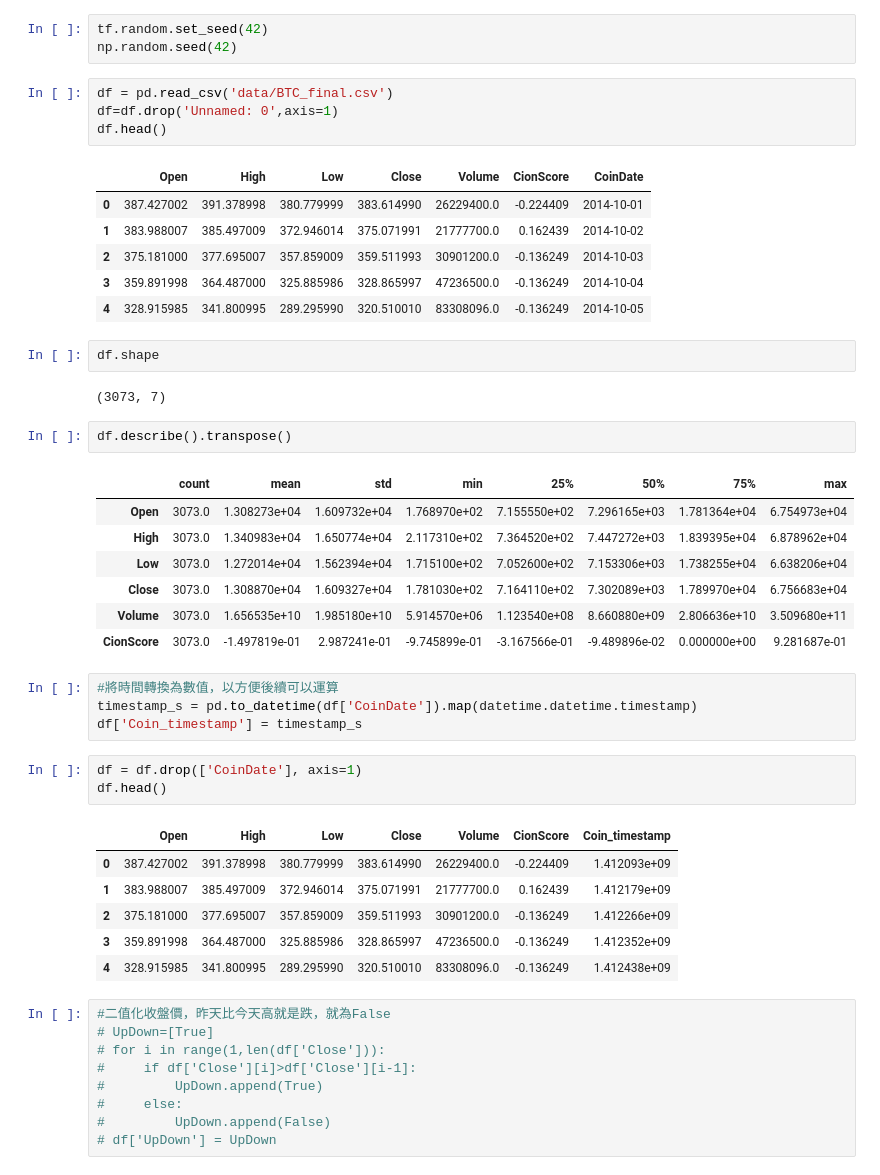
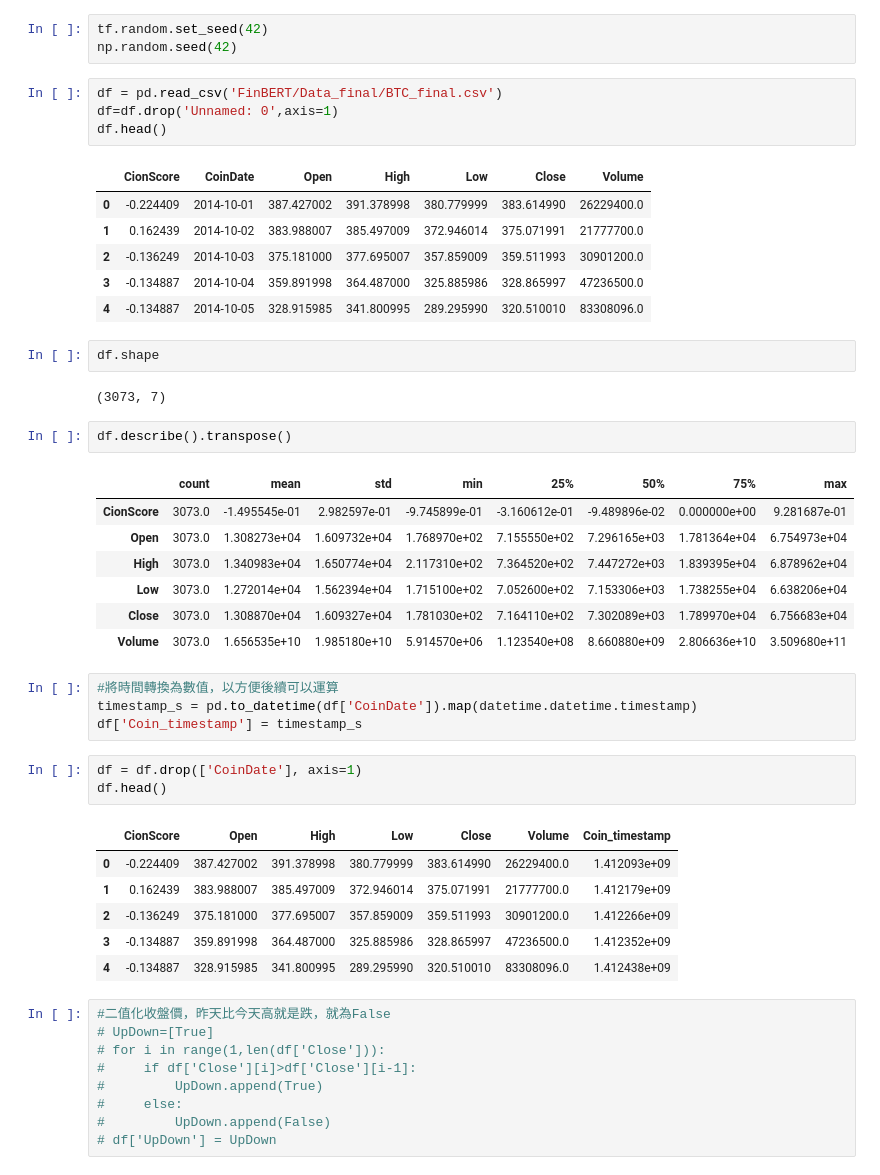
Before and after one commit to k1013726/Market-Sentiment-Analysis, a Jupyter notebook: 01_產生訓練資料集.ipynb, the cells around one changed output. Drawn from its saved outputs; the diff is of its cells as text.

```diff
--- a/01_產生訓練資料集.ipynb
+++ b/01_產生訓練資料集.ipynb
@@ -29,16 +29,16 @@ print(tf.__version__)
 tf.random.set_seed(42)
 np.random.seed(42)
 # %%
-df = pd.read_csv('data/BTC_final.csv')
+df = pd.read_csv('FinBERT/Data_final/BTC_final.csv')
 df=df.drop('Unnamed: 0',axis=1)
 df.head()
 # %% [output]
-|  | Open | High | Low | Close | Volume | CionScore | CoinDate |
-| 0 | 387.427002 | 391.378998 | 380.779999 | 383.614990 | 26229400.0 | -0.224409 | 2014-10-01 |
-| 1 | 383.988007 | 385.497009 | 372.946014 | 375.071991 | 21777700.0 | 0.162439 | 2014-10-02 |
-| 2 | 375.181000 | 377.695007 | 357.859009 | 359.511993 | 30901200.0 | -0.136249 | 2014-10-03 |
-| 3 | 359.891998 | 364.487000 | 325.885986 | 328.865997 | 47236500.0 | -0.136249 | 2014-10-04 |
-| 4 | 328.915985 | 341.800995 | 289.295990 | 320.510010 | 83308096.0 | -0.136249 | 2014-10-05 |
+|  | CionScore | CoinDate | Open | High | Low | Close | Volume |
+| 0 | -0.224409 | 2014-10-01 | 387.427002 | 391.378998 | 380.779999 | 383.614990 | 26229400.0 |
+| 1 | 0.162439 | 2014-10-02 | 383.988007 | 385.497009 | 372.946014 | 375.071991 | 21777700.0 |
+| 2 | -0.136249 | 2014-10-03 | 375.181000 | 377.695007 | 357.859009 | 359.511993 | 30901200.0 |
+| 3 | -0.134887 | 2014-10-04 | 359.891998 | 364.487000 | 325.885986 | 328.865997 | 47236500.0 |
+| 4 | -0.134887 | 2014-10-05 | 328.915985 | 341.800995 | 289.295990 | 320.510010 | 83308096.0 |
 # %%
 df.shape
 # %% [output]
@@ -47,12 +47,12 @@ df.shape
 df.describe().transpose()
 # %% [output]
 |  | count | mean | std | min | 25% | 50% | 75% | max |
+| CionScore | 3073.0 | -1.495545e-01 | 2.982597e-01 | -9.745899e-01 | -3.160612e-01 | -9.489896e-02 | 0.000000e+00 | 9.281687e-01 |
 | Open | 3073.0 | 1.308273e+04 | 1.609732e+04 | 1.768970e+02 | 7.155550e+02 | 7.296165e+03 | 1.781364e+04 | 6.754973e+04 |
 | High | 3073.0 | 1.340983e+04 | 1.650774e+04 | 2.117310e+02 | 7.364520e+02 | 7.447272e+03 | 1.839395e+04 | 6.878962e+04 |
 | Low | 3073.0 | 1.272014e+04 | 1.562394e+04 | 1.715100e+02 | 7.052600e+02 | 7.153306e+03 | 1.738255e+04 | 6.638206e+04 |
 | Close | 3073.0 | 1.308870e+04 | 1.609327e+04 | 1.781030e+02 | 7.164110e+02 | 7.302089e+03 | 1.789970e+04 | 6.756683e+04 |
 | Volume | 3073.0 | 1.656535e+10 | 1.985180e+10 | 5.914570e+06 | 1.123540e+08 | 8.660880e+09 | 2.806636e+10 | 3.509680e+11 |
-| CionScore | 3073.0 | -1.497819e-01 | 2.987241e-01 | -9.745899e-01 | -3.167566e-01 | -9.489896e-02 | 0.000000e+00 | 9.281687e-01 |
 # %%
 #將時間轉換為數值，以方便後續可以運算
 timestamp_s = pd.to_datetime(df['CoinDate']).map(datetime.datetime.timestamp)
@@ -61,12 +61,12 @@ df['Coin_timestamp'] = timestamp_s
 df = df.drop(['CoinDate'], axis=1)
 df.head()
 # %% [output]
-|  | Open | High | Low | Close | Volume | CionScore | Coin_timestamp |
-| 0 | 387.427002 | 391.378998 | 380.779999 | 383.614990 | 26229400.0 | -0.224409 | 1.412093e+09 |
-| 1 | 383.988007 | 385.497009 | 372.946014 | 375.071991 | 21777700.0 | 0.162439 | 1.412179e+09 |
-| 2 | 375.181000 | 377.695007 | 357.859009 | 359.511993 | 30901200.0 | -0.136249 | 1.412266e+09 |
-| 3 | 359.891998 | 364.487000 | 325.885986 | 328.865997 | 47236500.0 | -0.136249 | 1.412352e+09 |
-| 4 | 328.915985 | 341.800995 | 289.295990 | 320.510010 | 83308096.0 | -0.136249 | 1.412438e+09 |
+|  | CionScore | Open | High | Low | Close | Volume | Coin_timestamp |
+| 0 | -0.224409 | 387.427002 | 391.378998 | 380.779999 | 383.614990 | 26229400.0 | 1.412093e+09 |
+| 1 | 0.162439 | 383.988007 | 385.497009 | 372.946014 | 375.071991 | 21777700.0 | 1.412179e+09 |
+| 2 | -0.136249 | 375.181000 | 377.695007 | 357.859009 | 359.511993 | 30901200.0 | 1.412266e+09 |
+| 3 | -0.134887 | 359.891998 | 364.487000 | 325.885986 | 328.865997 | 47236500.0 | 1.412352e+09 |
+| 4 | -0.134887 | 328.915985 | 341.800995 | 289.295990 | 320.510010 | 83308096.0 | 1.412438e+09 |
 # %%
 #二值化收盤價，昨天比今天高就是跌，就為False
 # UpDown=[True]
```
Also changed, not shown: parts of 4 cells of this notebook, 21 other files.
